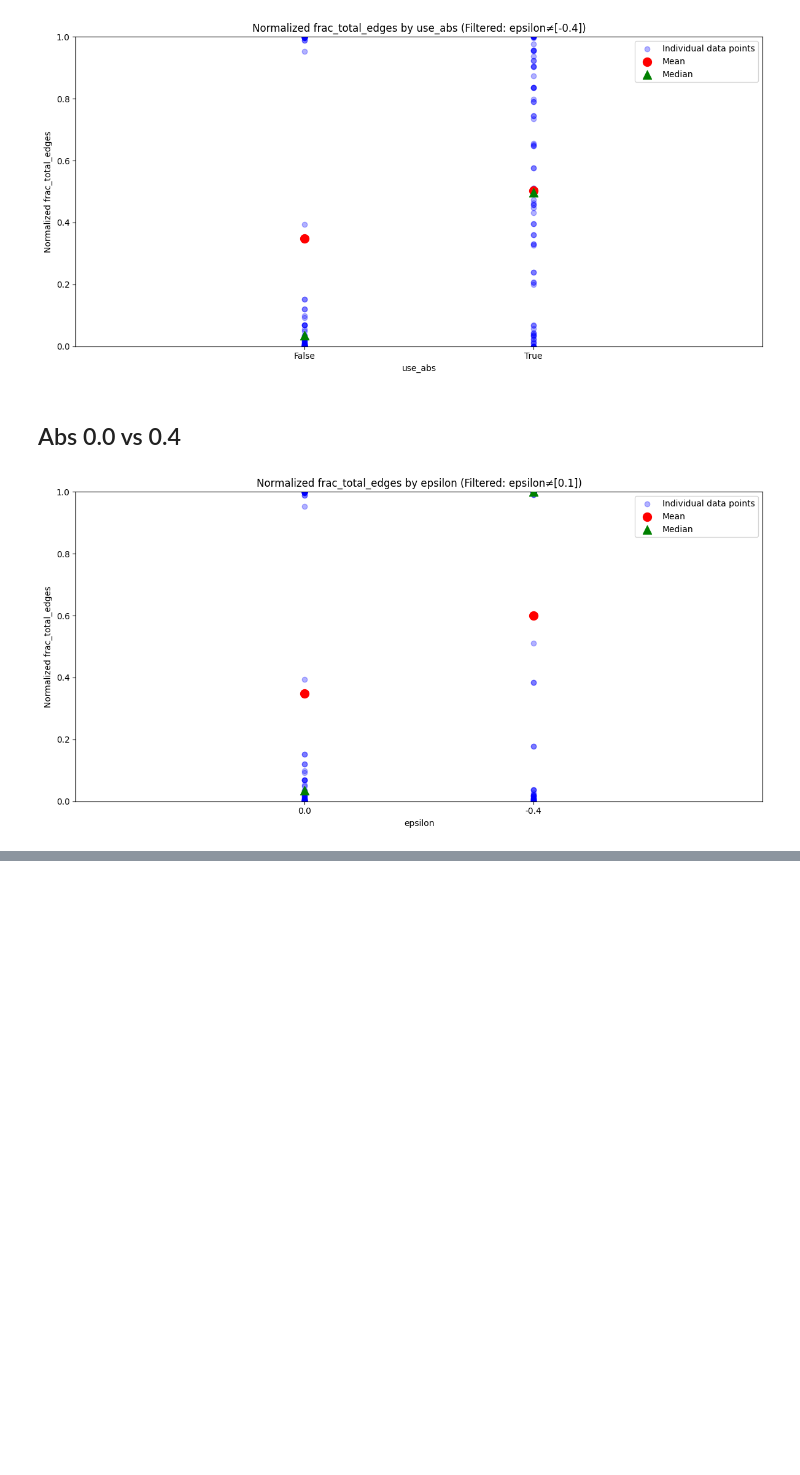
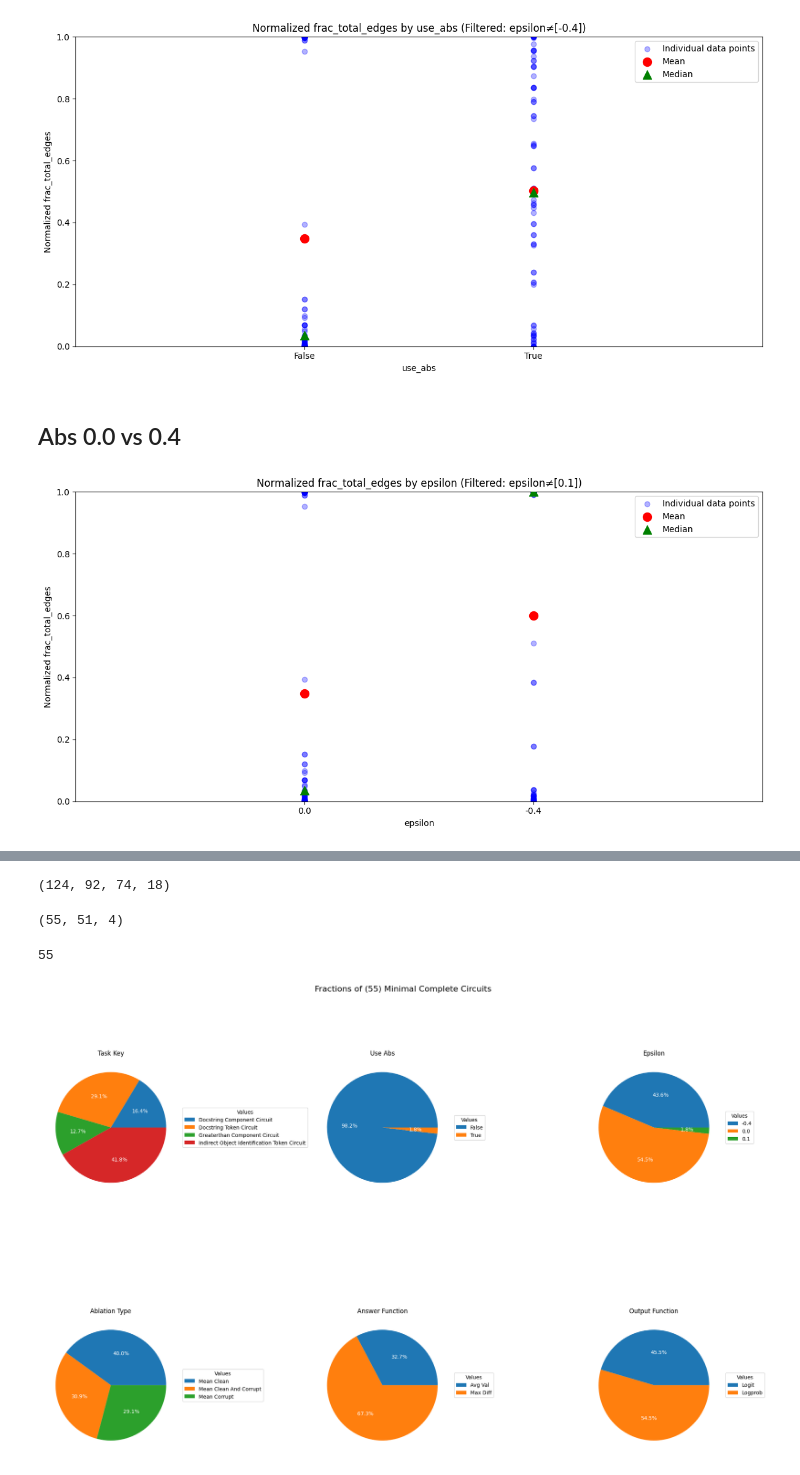
Before and after one commit to oliveradk/elk-experiments, a Jupyter notebook: jobs/hypothesis_tests.ipynb, the cells around one changed output, grey strips where cells are left out. Drawn from its saved outputs; the diff is of its cells as text; code cells hidden in the pictures; blank space fills up the shorter version.

Commit message:
results on minimal complete circuits

```diff
--- a/jobs/hypothesis_tests.ipynb
+++ b/jobs/hypothesis_tests.ipynb
@@ -178,7 +212,6 @@ q_star_default = 0.9
 
 # Create a list to store the data
 data = []
-
 for combo in combinations:
     task_key = combo["task"][1:-1]  # strip quotes
     ablation_type = AblationType[combo["ablation_type"]]
@@ -194,6 +227,29 @@ for combo in combinations:
     with open(exp_path / "equiv_results.json", "r") as f:
         equiv_test_results: dict[int, dict] = json.load(f)
 
+    # load min_equiv results
+    min_test_path = exp_path / "min_test_results.json"
+    if not min_test_path.exists():
+        all_minimal = False
+        min_mean_p_value = None
+    else:
+        with open(min_test_path, "r") as f:
+            min_equiv_results: dict[int, dict] = json.load(f)
+            all_minimal = all(not v['not_minimal'] for v in min_equiv_results.values())
+            min_mean_p_value = sum(v['p_value'] for v in min_equiv_results.values()) / len(min_equiv_results)
+
+    # load independence results
+    indep_test_path = exp_path / "indep_result.json"
+    if not indep_test_path.exists():
+        indep = False
+    else:
+        with open(exp_path / "indep_result.json", "r") as f:
+            indep_test_results: dict[int, dict] = json.load(f)
+            indep = not indep_test_results["not_indep"]
+            indep_p_value = indep_test_results["p_value"]
+
+
+
     total_edges = max([int(edge_count) for edge_count in equiv_test_results.keys()])
     equivs = [int(edge_count) for edge_count, result in equiv_test_results.items() if not result["not_equiv"]]
     min_equiv = min(equivs) if len(equivs) > 0 else total_edges
@@ -208,7 +264,12 @@ for combo in combinations:
         'grad_func': grad_func.name,
         'frac_total_edges': min_equiv / total_edges,
         'min_equiv': min_equiv,
-        'total_edges': total_edges
+        'total_edges': total_edges,
+        'all_minimal': all_minimal,
+        'min_mean_p_value': min_mean_p_value,
+        'indep': indep,
+        'indep_p_value': indep_p_value
+
     })
 
 # Create a DataFrame from the list of dictionaries
@@ -767,0 +635,10 @@ flexible_normalize_aggregate_and_plot(
+# %%
+# minimal circuits
+minimal_df = df[df['all_minimal']]
+true_minimal_df = minimal_df[minimal_df['frac_total_edges'] < 0.5] # likely minimal b/c complement edges very small impact, not counting for now
+true_minimal_tested_df = true_minimal_df[true_minimal_df['min_equiv'] <= 500] # minimal circuits fully tested (we only test up to 500 edges)
+true_mimimal_untested = true_minimal_df[true_minimal_df['min_equiv'] > 500] # minimal circuits not fully tested (TODO test)
+# %%
+len(minimal_df), len(true_minimal_df), len(true_minimal_tested_df), len(true_mimimal_untested)
+# %% [output]
+(124, 92, 74, 18)
@@ -767,0 +651,14 @@ flexible_normalize_aggregate_and_plot(
+# %%
+len(indep_and_true_minimal_df), len(indep_and_true_tested_minimal_df), len(indep_and_true_untested_minimal_df)
+# %% [output]
+(55, 51, 4)
+# %%
+indep_and_true_minimal_df = true_minimal_df[true_minimal_df['indep']]
+len(indep_and_true_minimal_df)
+# %% [output]
+55
+# %%
+#TODO: make nice at to paper (I think we can basically keep it to this)
+create_category_pie_charts(indep_and_true_minimal_df, title=f"Fractions of ({len(indep_and_true_minimal_df)}) Minimal Complete Circuits")
+# %% [output]
+[figure, added]
```
Also changed, not shown: parts of 22 cells of this notebook.
